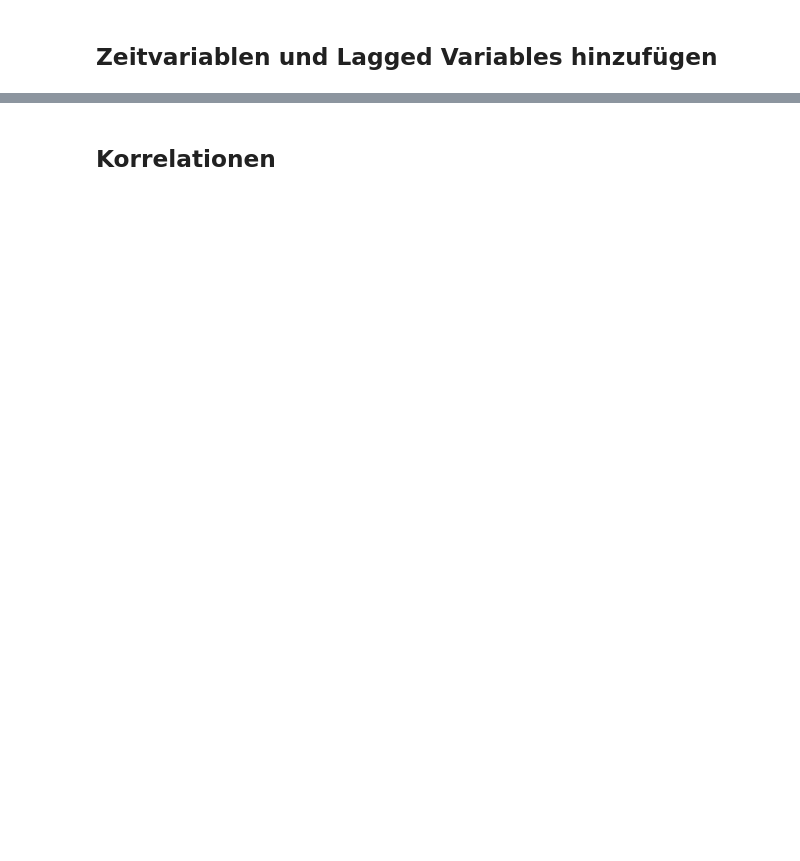
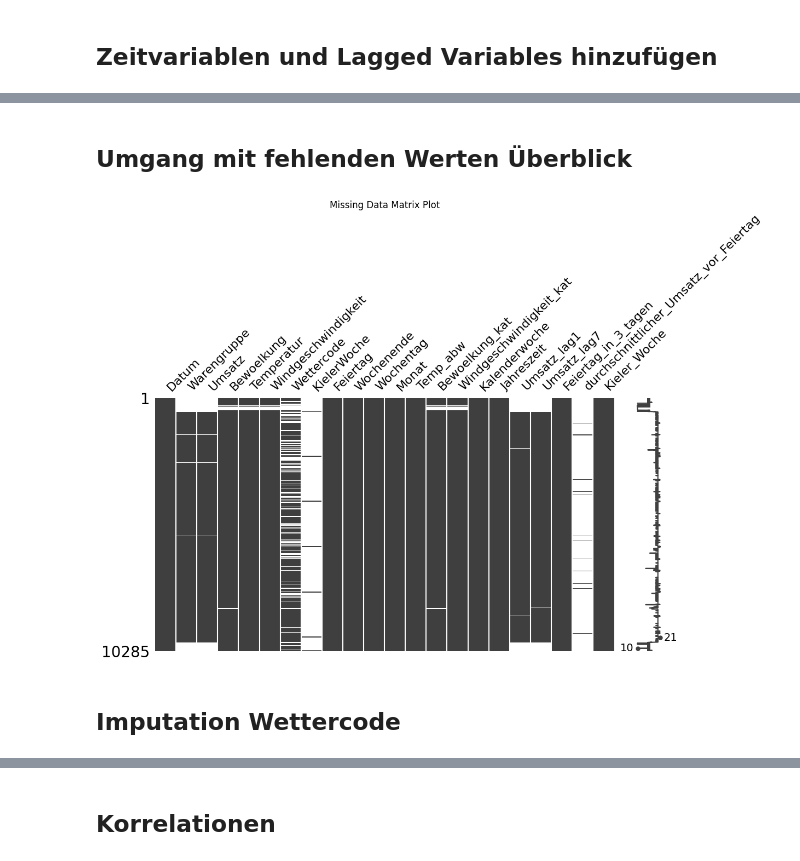
Before and after one commit to Suminho7/bakery_sales_prediction, a Jupyter notebook: Datenaufbereitung.ipynb, the cells around one changed output, grey strips where cells are left out. Saved outputs shown, nothing was run; the diff lists cells and outputs as text; code cells hidden in the pictures; blank space fills up the shorter version.

Commit message:
Datenaufbereitung aufgeräumt und Imputation Wettercode

```diff
--- a/Datenaufbereitung.ipynb
+++ b/Datenaufbereitung.ipynb
@@ -118,11 +118,6 @@ monatsmittel_temp = merged_data.groupby('Monat')['Temperatur'].transform('mean')
 # Um die Temperaturabweichung zu berechnen
 merged_data['Temp_abw'] = (merged_data['Temperatur'] - monatsmittel_temp).abs() > 5
 
-# Kieler Woche, Wochenende und Temp.abw binär mit 0 und 1 kodieren
-merged_data['KielerWoche'] = merged_data['KielerWoche'].fillna(0).astype(int)
-merged_data['Wochenende'] = merged_data['Wochenende'].fillna(0).astype(int)
-merged_data['Temp_abw'] = merged_data['Temp_abw'].fillna(0).astype(int)
-
 # Anzeigen der ersten Zeilen des DataFrame mit der neuen Spalte
 print(merged_data.head())
 
@@ -150,7 +145,7 @@ Name: count, dtype: int64
 ## Bewölkung und Windgeschwindigkeit in kategoriale Variable transformieren
 # %%
 # Variable erstellen, die die Bewölkung in kategoriale Variable umwandelt
-merged_data['Bewoelkung_kat'] = pd.cut(merged_data['Bewoelkung'], bins=[0, 3, 6, 9], labels=[0, 1, 2])
+merged_data['Bewoelkung_kat'] = pd.cut(merged_data['Bewoelkung'], bins=[0, 3, 6, 9], labels=[0, 1, 2], include_lowest=True)
 
 # Anzeigen der ersten Zeilen des DataFrame mit der neuen Spalte
 print(merged_data.head())
@@ -184,13 +179,7 @@ dtype: int64
 # %% [markdown]
 ## Zeitvariablen und Lagged Variables hinzufügen
 # %%
-import pandas as pd
-import numpy as np
-import statsmodels.formula.api as smf
-from sklearn.model_selection import train_test_split
-
 # Neue Zeitvariablen hinzufügen
-merged_data['Wochentag'] = pd.to_datetime(merged_data['Datum']).dt.dayofweek
 merged_data['Kalenderwoche'] = pd.to_datetime(merged_data['Datum']).dt.isocalendar().week
 merged_data['Jahreszeit'] = pd.to_datetime(merged_data['Datum']).dt.month % 12 // 3 + 1
 
@@ -239,0 +231,13 @@ print(merged_data[merged_data['Feiertag'] == 1])
+# %%
+# Kieler Woche binäre Variable
+merged_data['Kieler_Woche'] = (merged_data['Datum'] >= '2012-06-16') & (merged_data['Datum'] <= '2012-06-24') | \
+                              (merged_data['Datum'] >= '2013-06-22') & (merged_data['Datum'] <= '2013-06-30') | \
+                              (merged_data['Datum'] >= '2014-06-21') & (merged_data['Datum'] <= '2014-06-29') | \
+                              (merged_data['Datum'] >= '2015-06-20') & (merged_data['Datum'] <= '2015-06-28') | \
+                              (merged_data['Datum'] >= '2016-06-18') & (merged_data['Datum'] <= '2016-06-26') | \
+                              (merged_data['Datum'] >= '2017-06-17') & (merged_data['Datum'] <= '2017-06-25') | \
+                              (merged_data['Datum'] >= '2018-06-16') & (merged_data['Datum'] <= '2018-06-24') | \
+                              (merged_data['Datum'] >= '2019-06-22') & (merged_data['Datum'] <= '2019-06-30')
+
+# Anzeigen der ersten Zeilen des DataFrame mit der neuen Spalte
+print(merged_data.head())
@@ -239,0 +262,18 @@ print(merged_data[merged_data['Feiertag'] == 1])
+# %% [markdown]
+## Umgang mit fehlenden Werten Überblick
+# %%
+# Import libraries
+import pandas as pd
+import seaborn as sns
+import matplotlib.pyplot as plt
+import missingno as msno
+from fancyimpute import IterativeImputer, KNN
+
+# Matrix plot of missing data
+msno.matrix(merged_data, figsize=(12, 6))
+plt.title('Missing Data Matrix Plot')
+plt.show()
+# %% [output]
+[figure, added]
+# %% [markdown]
+## Imputation Wettercode
```
Also changed, not shown: parts of 36 cells of this notebook, 6 other files.
